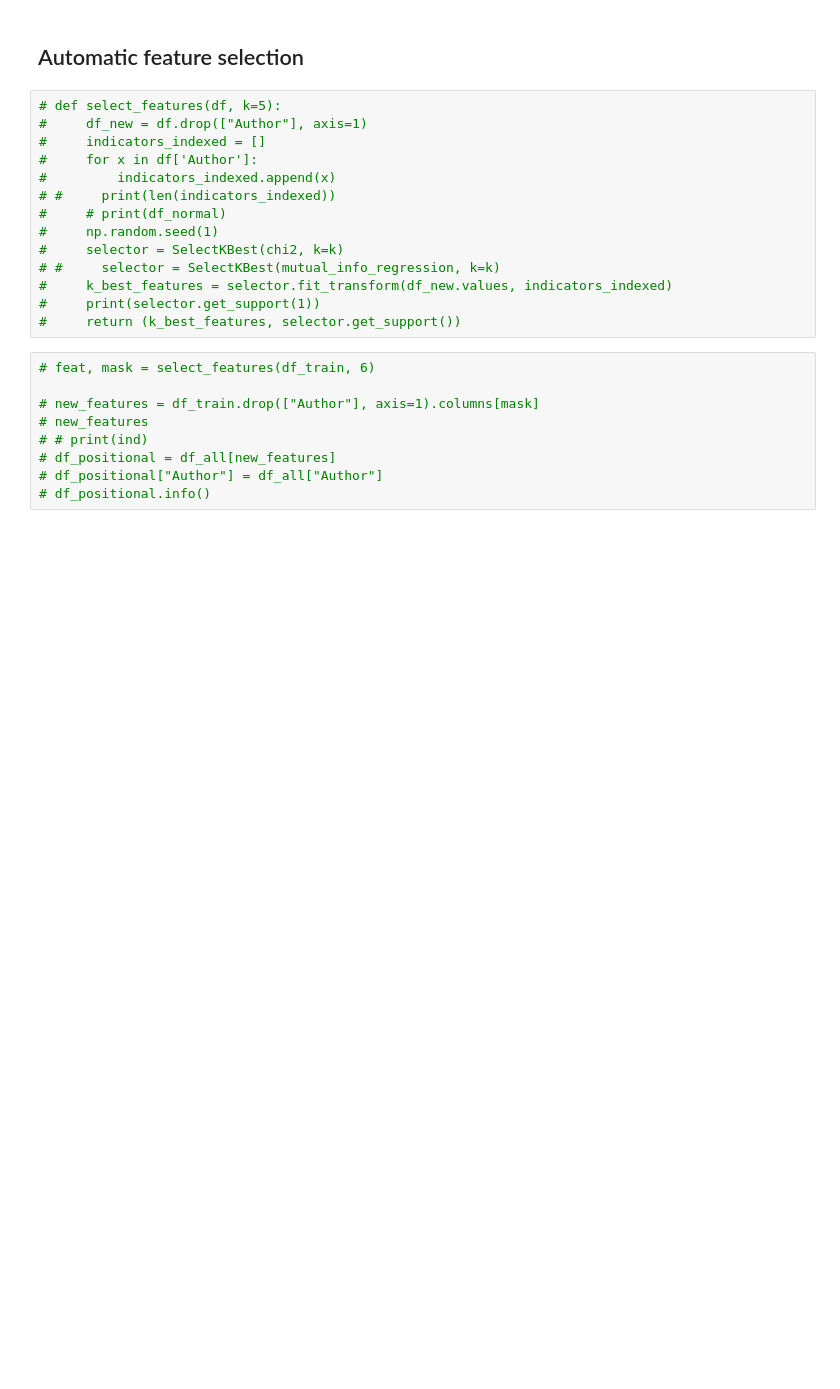
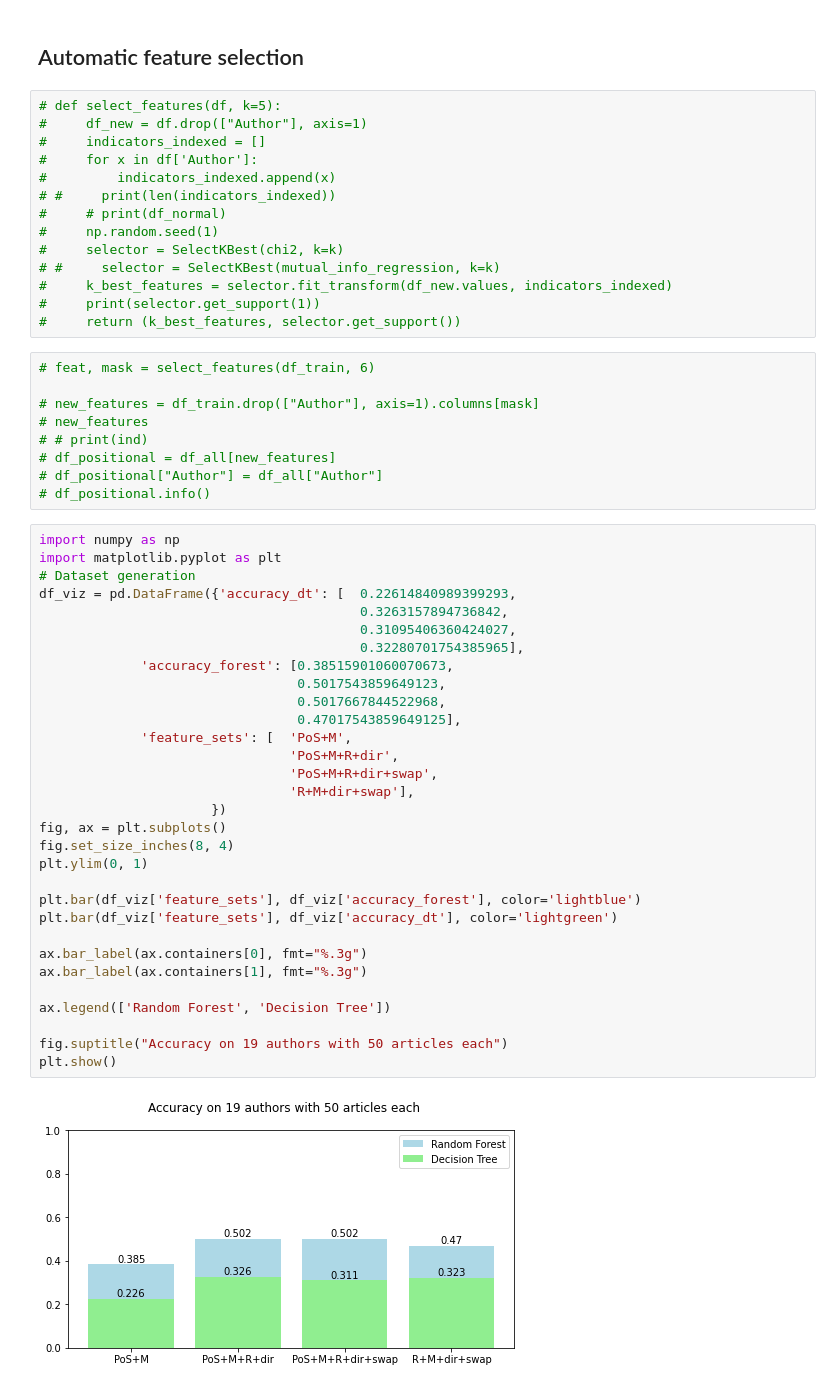
Before and after one commit to Andser99/Stylometry, a Jupyter notebook: Python/Models.ipynb, the cells around one changed output. Cells and saved outputs as stored; diff of their text form; blank space fills up the shorter version.

Commit message:
added new feature sets, visualization

```diff
--- a/Python/Models.ipynb
+++ b/Python/Models.ipynb
@@ -308,3 +345,36 @@ under construction
 # df_positional = df_all[new_features]
 # df_positional["Author"] = df_all["Author"]
 # df_positional.info()
+# %%
+import numpy as np
+import matplotlib.pyplot as plt
+# Dataset generation
+df_viz = pd.DataFrame({'accuracy_dt': [  0.22614840989399293,
+                                         0.3263157894736842,
+                                         0.31095406360424027,
+                                         0.32280701754385965],
+             'accuracy_forest': [0.38515901060070673,
+                                 0.5017543859649123,
+                                 0.5017667844522968,
+                                 0.47017543859649125],
+             'feature_sets': [  'PoS+M',
+                                'PoS+M+R+dir',
+                                'PoS+M+R+dir+swap',
+                                'R+M+dir+swap'],
+                      })
+fig, ax = plt.subplots()
+fig.set_size_inches(8, 4)
+plt.ylim(0, 1)
+
+plt.bar(df_viz['feature_sets'], df_viz['accuracy_forest'], color='lightblue')
+plt.bar(df_viz['feature_sets'], df_viz['accuracy_dt'], color='lightgreen')
+
+ax.bar_label(ax.containers[0], fmt="%.3g")
+ax.bar_label(ax.containers[1], fmt="%.3g")
+
+ax.legend(['Random Forest', 'Decision Tree'])
+
+fig.suptitle("Accuracy on 19 authors with 50 articles each")
+plt.show()
+# %% [output]
+[figure, added]
```
Also changed, not shown: parts of 14 cells of this notebook, 8 other files.
